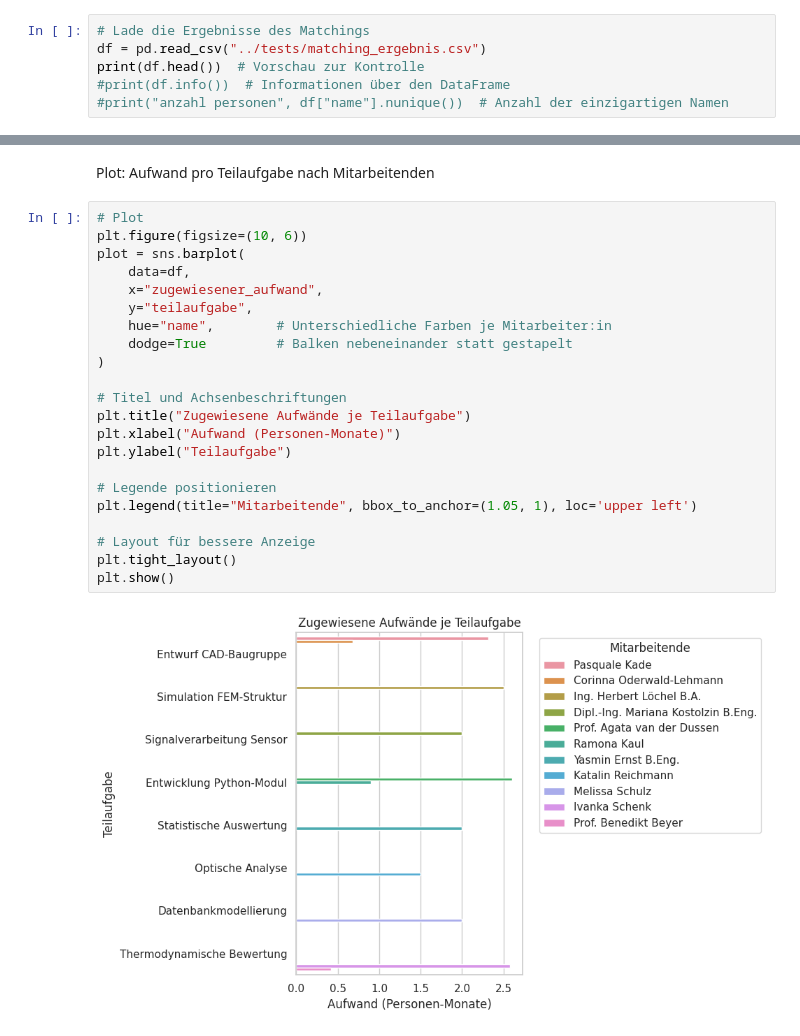
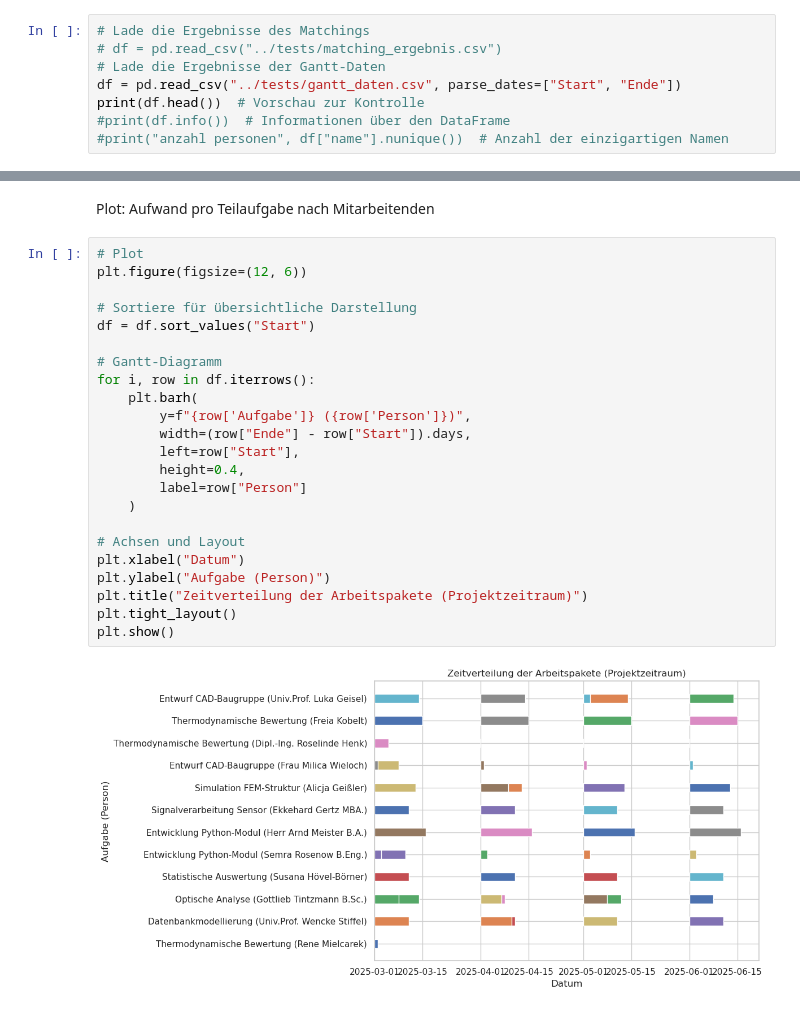
Before and after one commit to SpartanProgram/Personalmanager, a Jupyter notebook: visualizations/figures.ipynb, the cells around one changed output, grey strips where cells are left out. Drawn from its saved outputs; the diff is of its cells as text.

```diff
--- a/visualizations/figures.ipynb
+++ b/visualizations/figures.ipynb
@@ -6,7 +6,9 @@ import seaborn as sns
 Daten laden
 # %%
 # Lade die Ergebnisse des Matchings
-df = pd.read_csv("../tests/matching_ergebnis.csv")
+# df = pd.read_csv("../tests/matching_ergebnis.csv")
+# Lade die Ergebnisse der Gantt-Daten
+df = pd.read_csv("../tests/gantt_daten.csv", parse_dates=["Start", "Ende"])
 print(df.head())  # Vorschau zur Kontrolle
 #print(df.info())  # Informationen über den DataFrame
 #print("anzahl personen", df["name"].nunique())  # Anzahl der einzigartigen Namen
@@ -37,25 +35,26 @@ sns.set(style="whitegrid")
 Plot: Aufwand pro Teilaufgabe nach Mitarbeitenden
 # %%
 # Plot
-plt.figure(figsize=(10, 6))
-plot = sns.barplot(
-    data=df,
-    x="zugewiesener_aufwand",
-    y="teilaufgabe",
-    hue="name",        # Unterschiedliche Farben je Mitarbeiter:in
-    dodge=True         # Balken nebeneinander statt gestapelt
-)
+plt.figure(figsize=(12, 6))
 
-# Titel und Achsenbeschriftungen
-plt.title("Zugewiesene Aufwände je Teilaufgabe")
-plt.xlabel("Aufwand (Personen-Monate)")
-plt.ylabel("Teilaufgabe")
+# Sortiere für übersichtliche Darstellung
+df = df.sort_values("Start")
 
-# Legende positionieren
-plt.legend(title="Mitarbeitende", bbox_to_anchor=(1.05, 1), loc='upper left')
+# Gantt-Diagramm
+for i, row in df.iterrows():
+    plt.barh(
+        y=f"{row['Aufgabe']} ({row['Person']})",
+        width=(row["Ende"] - row["Start"]).days,
+        left=row["Start"],
+        height=0.4,
+        label=row["Person"]
+    )
 
-# Layout für bessere Anzeige
+# Achsen und Layout
+plt.xlabel("Datum")
+plt.ylabel("Aufgabe (Person)")
+plt.title("Zeitverteilung der Arbeitspakete (Projektzeitraum)")
 plt.tight_layout()
 plt.show()
 # %% [output]
-[figure, old version]
+[figure, new version]
```
Also changed, not shown: parts of 1 cell of this notebook, 2 other files.
